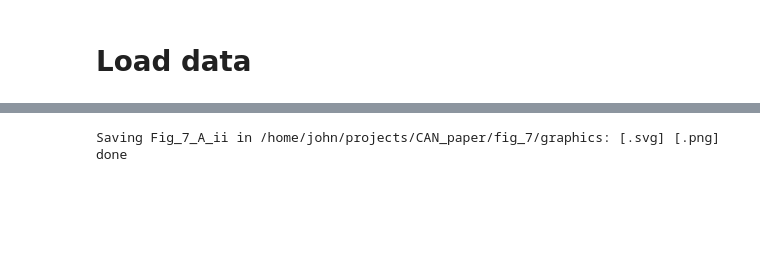
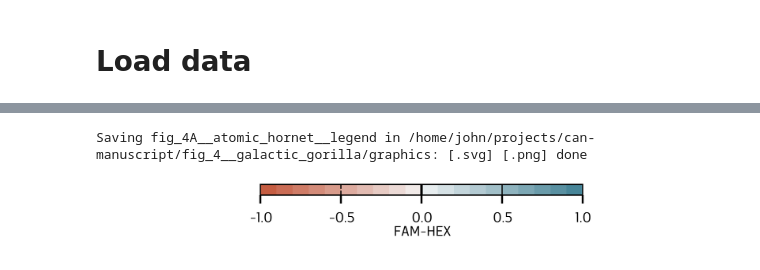
Before and after one commit to JohnGoertz/can-manuscript, a Jupyter notebook: fig_4__galactic_gorilla/code/fig_4__galactic_gorilla__4D_surface.ipynb, the cells around one changed output, grey strips where cells are left out. Cells and saved outputs as stored; diff of their text form; code cells hidden in the pictures; blank space fills up the shorter version.

```diff
--- a/fig_4__galactic_gorilla/code/fig_4__galactic_gorilla__4D_surface.ipynb
+++ b/fig_4__galactic_gorilla/code/fig_4__galactic_gorilla__4D_surface.ipynb
@@ -186,38 +190,39 @@ fig.set_figheight(height)
 hue = "FAM-HEX"
 extent = np.max(np.abs(endpoints[hue]))
 norm = mpl.colors.Normalize(vmin=-extent, vmax=+extent)
-cmap = sns.diverging_palette(220, 20, as_cmap=True)
+# cmap = sns.diverging_palette(20, 220, as_cmap=True)
 
 img = plt.contourf(
     np.array([[-extent, 0], [0, +extent]]), cmap=cmap, norm=norm, levels=20
 )
 plt.gca().set_visible(False)
 
 ax = plt.axes([0.26, 0.8, 0.51, 0.15])
 cbar = plt.colorbar(orientation="horizontal", ticks=[-1, -0.5, 0, 0.5, 1], cax=ax)
 plt.clim(-1, 1)
 cbar.set_label("FAM-HEX", fontsize=labelsize, labelpad=0)
 cbar.ax.tick_params(labelsize=ticklabelsize)
 
 cbar.ax.axvline(0, color="k", linewidth=1)
 cbar.ax.axvline(-0.5, color="k", linewidth=0.5, ls="--")
 cbar.ax.axvline(+0.5, color="k", linewidth=0.5)
 
 # mar_l = 0.05
 # mar_r = 0.05
 # mar_t = 0.01
 # mar_b = 0.5
 
 # plt.subplots_adjust(
 #     left=mar_l / width,
 #     right=1 - mar_r / width,
 #     top=1 - mar_t / height,
 #     bottom=mar_b / height,
 # )
 
 savefig(fig, alias="atomic_hornet", extra="legend" )
 # %% [output]
-Saving Fig_7_A_ii in /home/john/projects/CAN_paper/fig_7/graphics: [.svg] [.png] done
+Saving fig_4A__atomic_hornet__legend in /home/john/projects/can-manuscript/fig_4__galactic_gorilla/graphics: [.svg] [.png] done
+[figure, added]
 # %%
 limits = gp.parray(
     GBP6=[endpoints.GBP6.min(), endpoints.GBP6.max()],
```
Also changed, not shown: parts of 3 cells of this notebook, 6 other files.
